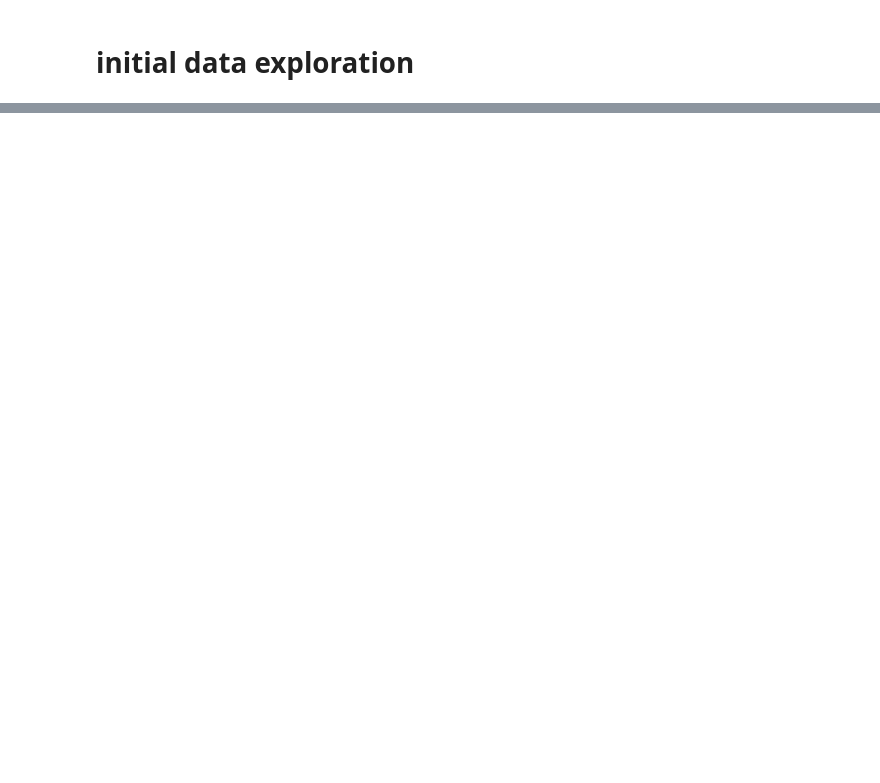
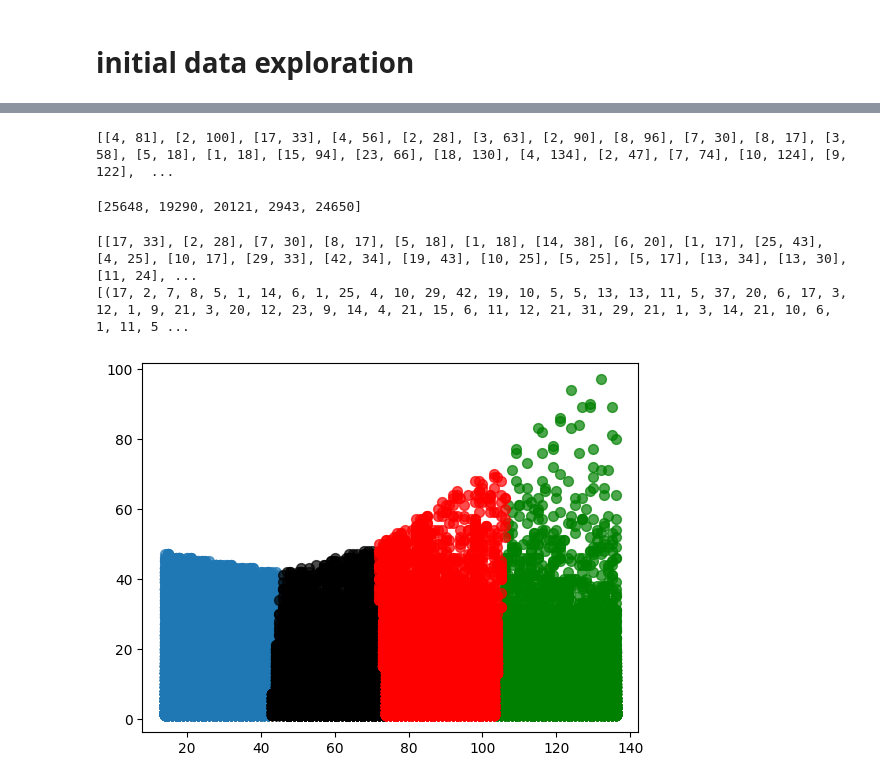
Before and after one commit to LeVraiDwi/-PiscineDataScience, a Jupyter notebook: day02/ex05/Clustering.ipynb, the cells around one changed output, grey strips where cells are left out. Drawn from its saved outputs; the diff is of its cells as text; code cells hidden in the pictures; blank space fills up the shorter version.

```diff
--- a/day02/ex05/Clustering.ipynb
+++ b/day02/ex05/Clustering.ipynb
@@ -54,0 +160,59 @@ plt.show()
+# %%
+customer_data =[]
+
+def month_diff(a, b):
+    return 12 * (a.dt.year - b.dt.year) + (a.dt.month - b.dt.month)
+
+
+def TrimCustomer(custo):
+    nb_purchase = custo['event_time'].count()
+    last_purchase = pd.Timestamp("2023-02-15 00:00:00",tz='UTC') - max(custo['event_time'])
+    customer_data.append([nb_purchase, last_purchase.days])
+
+
+data.groupby(['user_id']).apply(TrimCustomer)
+print(customer_data)
+# %% [output]
+[[4, 81], [2, 100], [17, 33], [4, 56], [2, 28], [3, 63], [2, 90], [8, 96], [7, 30], [8, 17], [3, 58], [5, 18], [1, 18], [15, 94], [23, 66], [18, 130], [4, 134], [2, 47], [7, 74], [10, 124], [9, 122],  ...
+# %%
+nb_cluster = 5
+
+kmeans = KMeans(nb_cluster, random_state=42)
+clusters = kmeans.fit_predict(customer_data)
+# %%
+cluster_averages = []
+
+for i in range(nb_cluster):
+    to_add = [customer_data[j] for j in range(len(customer_data)) if clusters[j] == i]
+    cluster_averages.append(len(to_add))
+
+print(cluster_averages)
+# %% [output]
+[25648, 19290, 20121, 2943, 24650]
+# %%
+filtered_cluster = [customer_data[j] for j in range(len(customer_data)) if clusters[j] == 0]
+filtered_clusterUn = [customer_data[j] for j in range(len(customer_data)) if clusters[j] == 1]
+filtered_clusterD = [customer_data[j] for j in range(len(customer_data)) if clusters[j] == 2]
+filtered_clusterT = [customer_data[j] for j in range(len(customer_data)) if clusters[j] == 3]
+filtered_clusterY = [customer_data[j] for j in range(len(customer_data)) if clusters[j] == 4]
+
+print(filtered_cluster)
+
+point = list(zip(*filtered_cluster))
+pointU = list(zip(*filtered_clusterUn))
+pointD = list(zip(*filtered_clusterD))
+pointT = list(zip(*filtered_clusterT))
+pointY = list(zip(*filtered_clusterY))
+
+
+print(point)
+
+plt.scatter(point[1], point[0], s=50, alpha=0.7)
+plt.scatter(pointD[1], pointD[0], s=50, alpha=0.7, color='k')
+plt.scatter(pointU[1], pointU[0], s=50, alpha=0.7, color='green')
+plt.scatter(pointY[1], pointY[0], s=50, alpha=0.7, color='red')
+plt.show()
+# %% [output]
+[[17, 33], [2, 28], [7, 30], [8, 17], [5, 18], [1, 18], [14, 38], [6, 20], [1, 17], [25, 43], [4, 25], [10, 17], [29, 33], [42, 34], [19, 43], [10, 25], [5, 25], [5, 17], [13, 34], [13, 30], [11, 24], ...
+[(17, 2, 7, 8, 5, 1, 14, 6, 1, 25, 4, 10, 29, 42, 19, 10, 5, 5, 13, 13, 11, 5, 37, 20, 6, 17, 3, 12, 1, 9, 21, 3, 20, 12, 23, 9, 14, 4, 21, 15, 6, 11, 12, 21, 31, 29, 21, 1, 3, 14, 21, 10, 6, 1, 11, 5 ...
+[figure, added]
```
Also changed, not shown: parts of 12 cells of this notebook, 1 other file.
